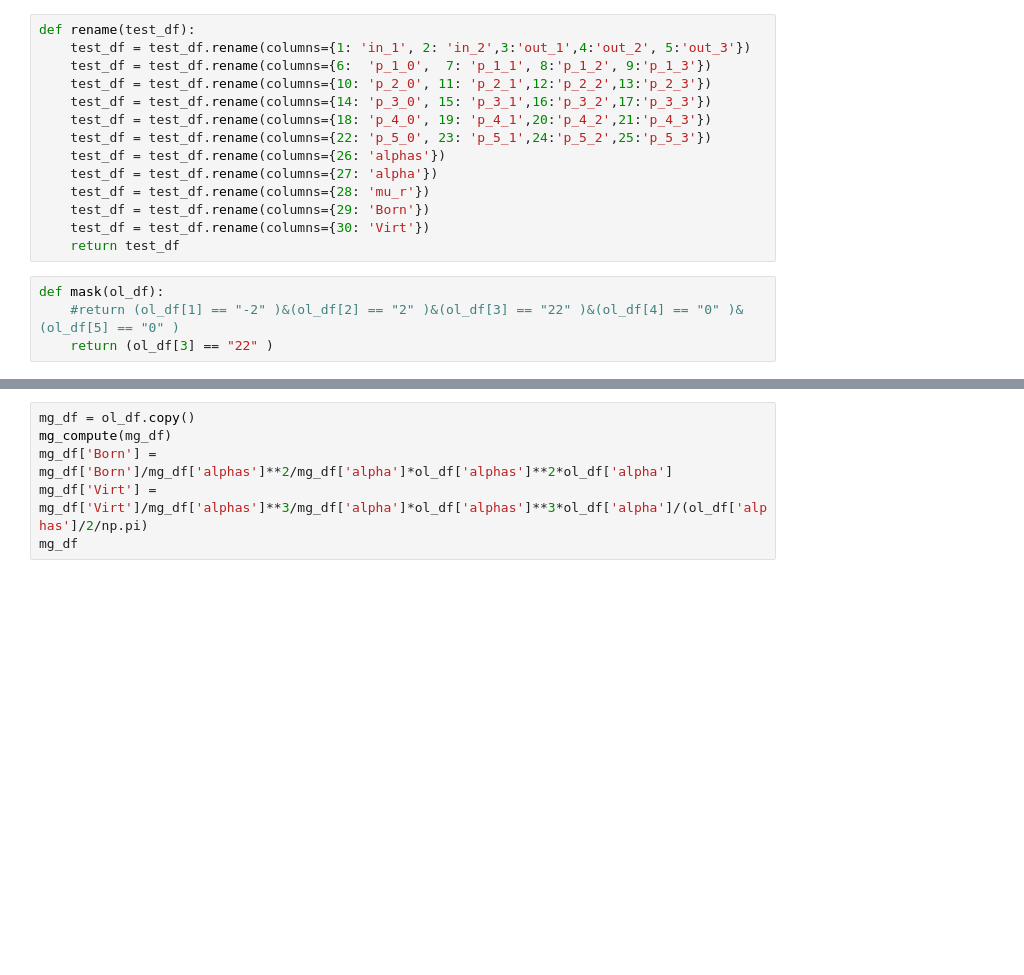
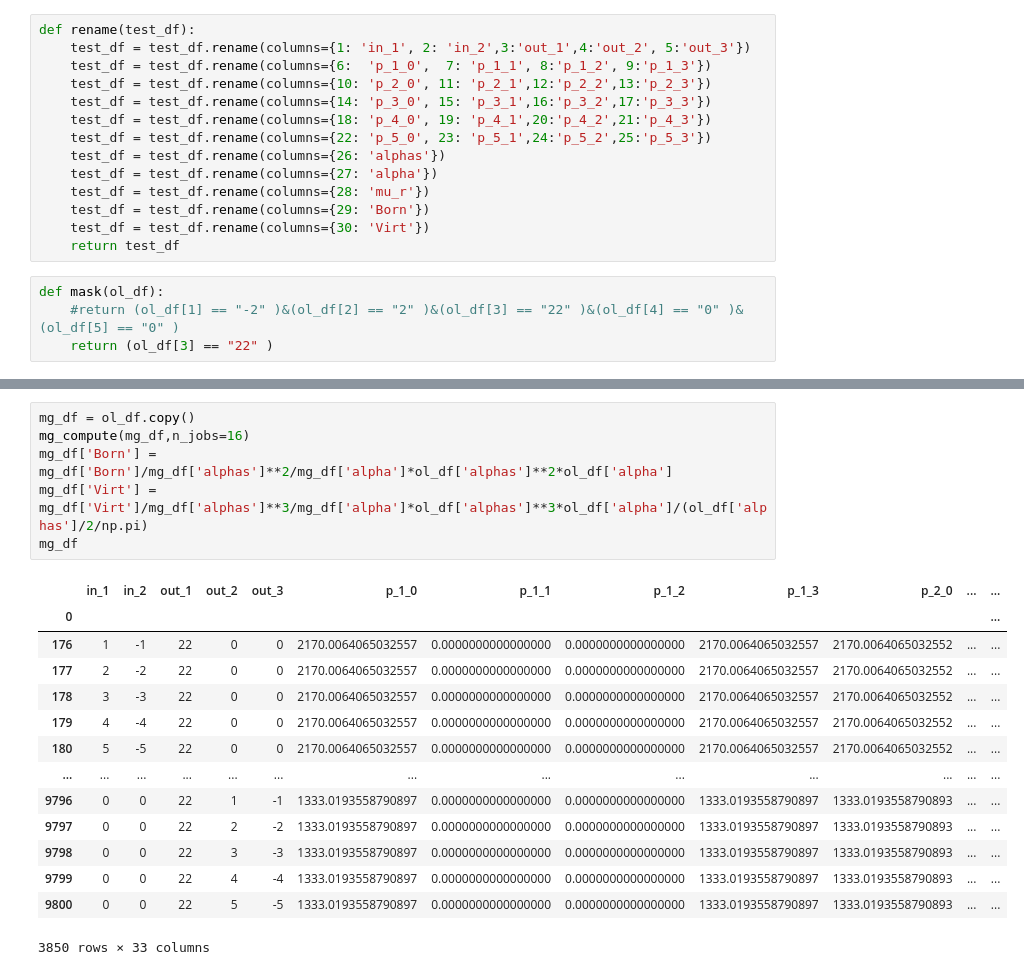
Before and after one commit to APN-Pucky/crosscheck, a Jupyter notebook: calcit.ipynb, the cells around one changed output, grey strips where cells are left out. Drawn from its saved outputs; the diff is of its cells as text; blank space fills up the shorter version.

```diff
--- a/calcit.ipynb
+++ b/calcit.ipynb
@@ -50,9 +116,24 @@ rc_df
 # %%
 mg_df = ol_df.copy()
-mg_compute(mg_df)
+mg_compute(mg_df,n_jobs=16)
 mg_df['Born'] = mg_df['Born']/mg_df['alphas']**2/mg_df['alpha']*ol_df['alphas']**2*ol_df['alpha']
 mg_df['Virt'] = mg_df['Virt']/mg_df['alphas']**3/mg_df['alpha']*ol_df['alphas']**3*ol_df['alpha']/(ol_df['alphas']/2/np.pi)
 mg_df
+# %% [output]
+|  | in_1 | in_2 | out_1 | out_2 | out_3 | p_1_0 | p_1_1 | p_1_2 | p_1_3 | p_2_0 | ... | ... |
+| 0 |  |  |  |  |  |  |  |  |  |  |  | ... |
+| 176 | 1 | -1 | 22 | 0 | 0 | 2170.0064065032557 | 0.0000000000000000 | 0.0000000000000000 | 2170.0064065032557 | 2170.0064065032552 | ... | ... |
+| 177 | 2 | -2 | 22 | 0 | 0 | 2170.0064065032557 | 0.0000000000000000 | 0.0000000000000000 | 2170.0064065032557 | 2170.0064065032552 | ... | ... |
+| 178 | 3 | -3 | 22 | 0 | 0 | 2170.0064065032557 | 0.0000000000000000 | 0.0000000000000000 | 2170.0064065032557 | 2170.0064065032552 | ... | ... |
+| 179 | 4 | -4 | 22 | 0 | 0 | 2170.0064065032557 | 0.0000000000000000 | 0.0000000000000000 | 2170.0064065032557 | 2170.0064065032552 | ... | ... |
+| 180 | 5 | -5 | 22 | 0 | 0 | 2170.0064065032557 | 0.0000000000000000 | 0.0000000000000000 | 2170.0064065032557 | 2170.0064065032552 | ... | ... |
+| ... | ... | ... | ... | ... | ... | ... | ... | ... | ... | ... | ... | ... |
+| 9796 | 0 | 0 | 22 | 1 | -1 | 1333.0193558790897 | 0.0000000000000000 | 0.0000000000000000 | 1333.0193558790897 | 1333.0193558790893 | ... | ... |
+| 9797 | 0 | 0 | 22 | 2 | -2 | 1333.0193558790897 | 0.0000000000000000 | 0.0000000000000000 | 1333.0193558790897 | 1333.0193558790893 | ... | ... |
+| 9798 | 0 | 0 | 22 | 3 | -3 | 1333.0193558790897 | 0.0000000000000000 | 0.0000000000000000 | 1333.0193558790897 | 1333.0193558790893 | ... | ... |
+| 9799 | 0 | 0 | 22 | 4 | -4 | 1333.0193558790897 | 0.0000000000000000 | 0.0000000000000000 | 1333.0193558790897 | 1333.0193558790893 | ... | ... |
+| 9800 | 0 | 0 | 22 | 5 | -5 | 1333.0193558790897 | 0.0000000000000000 | 0.0000000000000000 | 1333.0193558790897 | 1333.0193558790893 | ... | ... |
+3850 rows × 33 columns
 # %%
 fc_df= pd.read_csv(io.between("START COMP DEBUG","STOP COMP DEBUG",
                        "/home/apn/git/powheg-box-v2/directphotonjj/testrun-lhc/bench-formcalc/working/run-st1-xg1-1.log"),
```
Also changed, not shown: parts of 7 cells of this notebook, 7 other files.
